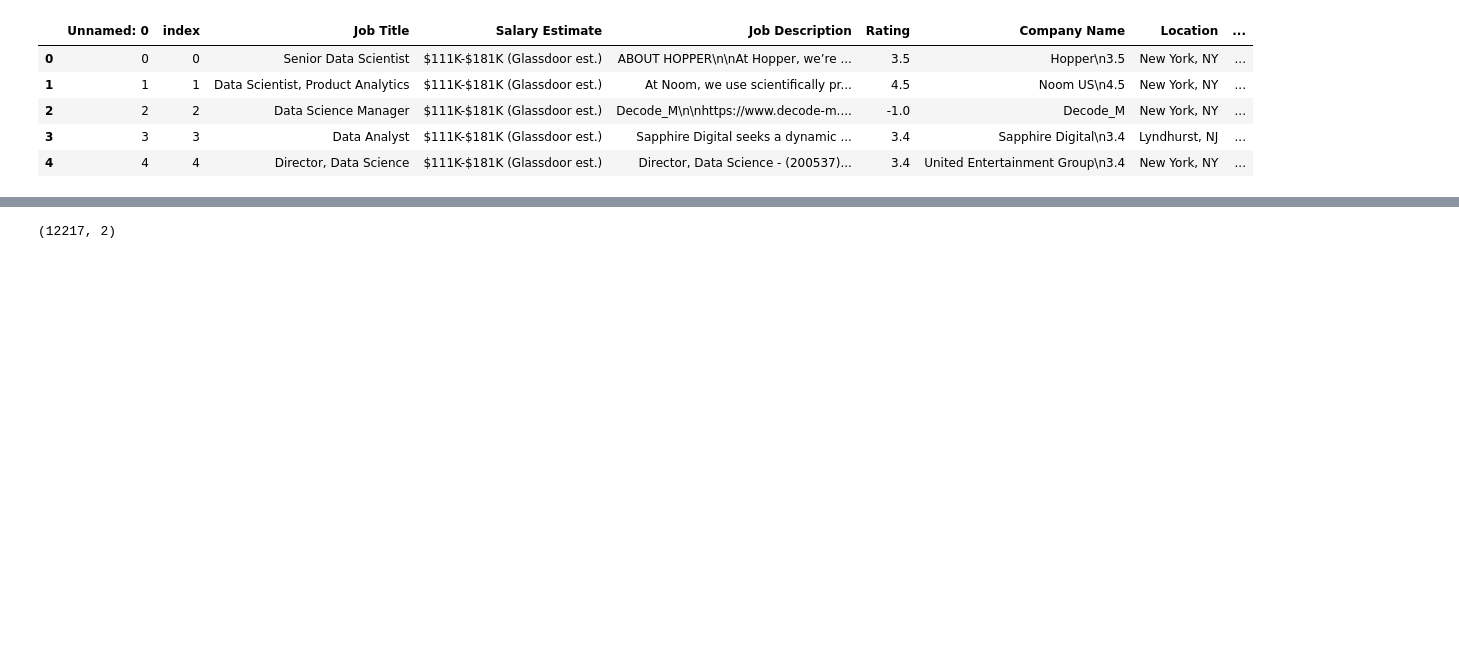
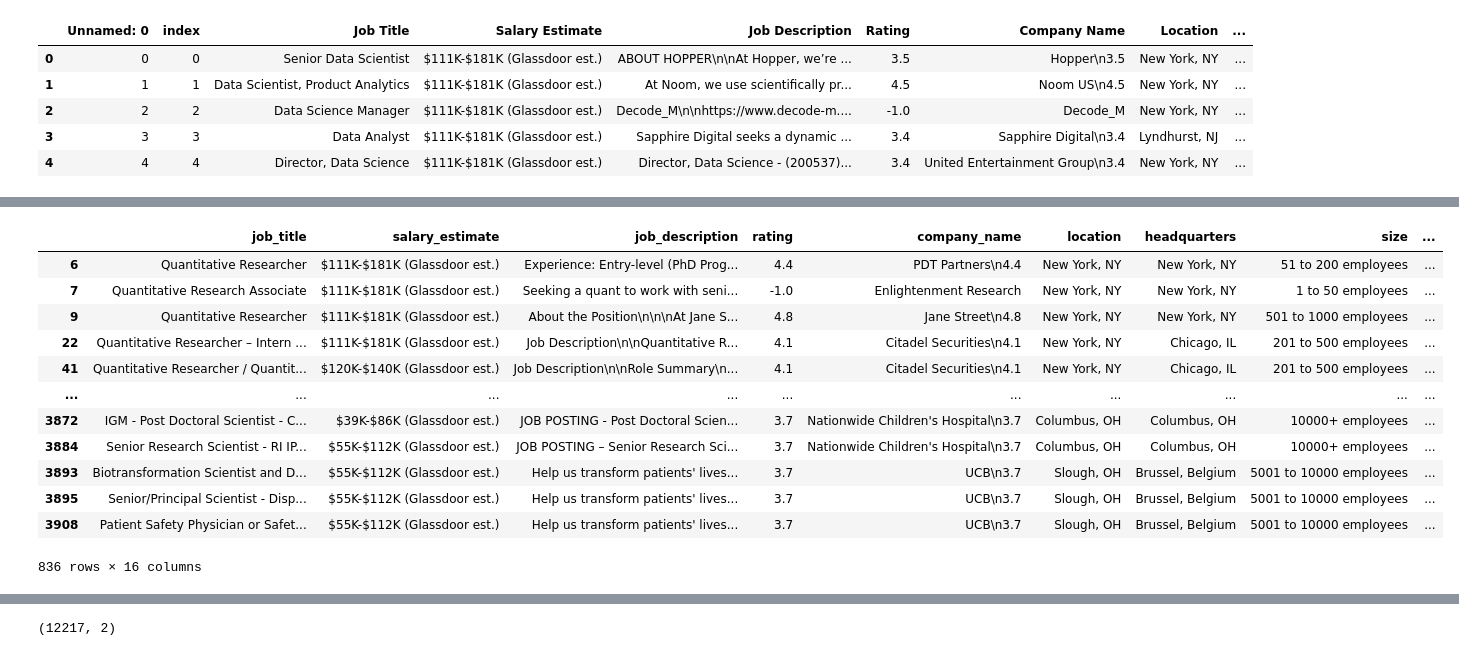
Before and after one commit to Thomas-Kulch/text_data_toolkit, a Jupyter notebook: eda/EDA_Job_Descriptions.ipynb, the cells around one changed output, grey strips where cells are left out. Cells and saved outputs as stored; diff of their text form; code cells hidden in the pictures; blank space fills up the shorter version.

```diff
--- a/eda/EDA_Job_Descriptions.ipynb
+++ b/eda/EDA_Job_Descriptions.ipynb
@@ -65,0 +94,6 @@ df_ds_jobs_raw.head()
+# %%
+# drop unnamed column and index (both are indexes)
+df_ds_jobs_raw = df_ds_jobs_raw.drop(["Unnamed: 0", "index"], axis = 1)
+# %%
+# fix column headers
+df_ds_jobs_raw.columns = df_ds_jobs_raw.columns.str.lower().str.replace(r'\s', '_', regex=True)
@@ -65,0 +160,3 @@ df_ds_jobs_raw.head()
+# %%
+# remove duplicates, but use the original df when plotting location data
+df_ds_jobs_raw_no_dups = df_ds_jobs_raw.drop_duplicates(subset=["job_description"], keep="first")
@@ -65,0 +184,21 @@ df_ds_jobs_raw.head()
+# %%
+# check for irrelevant jobs
+# homogenize job titles first
+df_ds_jobs_raw_no_dups["clean_job_title"] = df_ds_jobs_raw_no_dups["job_title"].str.lower().str.replace(r'[^\w\s]', '', regex=True)
+
+df_ds_jobs_raw_no_dups_bad_titles = df_ds_jobs_raw_no_dups[~df_ds_jobs_raw_no_dups["clean_job_title"].str.contains("data|engineer|ml |machine learning|ai ", case=False, regex=True)]
+df_ds_jobs_raw_no_dups_bad_titles
+# %% [output]
+|  | job_title | salary_estimate | job_description | rating | company_name | location | headquarters | size | ... |
+| 6 | Quantitative Researcher | $111K-$181K (Glassdoor est.) | Experience: Entry-level (PhD Prog... | 4.4 | PDT Partners\n4.4 | New York, NY | New York, NY | 51 to 200 employees | ... |
+| 7 | Quantitative Research Associate | $111K-$181K (Glassdoor est.) | Seeking a quant to work with seni... | -1.0 | Enlightenment Research | New York, NY | New York, NY | 1 to 50 employees | ... |
+| 9 | Quantitative Researcher | $111K-$181K (Glassdoor est.) | About the Position\n\n\nAt Jane S... | 4.8 | Jane Street\n4.8 | New York, NY | New York, NY | 501 to 1000 employees | ... |
+| 22 | Quantitative Researcher – Intern ... | $111K-$181K (Glassdoor est.) | Job Description\n\nQuantitative R... | 4.1 | Citadel Securities\n4.1 | New York, NY | Chicago, IL | 201 to 500 employees | ... |
+| 41 | Quantitative Researcher / Quantit... | $120K-$140K (Glassdoor est.) | Job Description\n\nRole Summary\n... | 4.1 | Citadel Securities\n4.1 | New York, NY | Chicago, IL | 201 to 500 employees | ... |
+| ... | ... | ... | ... | ... | ... | ... | ... | ... | ... |
+| 3872 | IGM - Post Doctoral Scientist - C... | $39K-$86K (Glassdoor est.) | JOB POSTING - Post Doctoral Scien... | 3.7 | Nationwide Children's Hospital\n3.7 | Columbus, OH | Columbus, OH | 10000+ employees | ... |
+| 3884 | Senior Research Scientist - RI IP... | $55K-$112K (Glassdoor est.) | JOB POSTING – Senior Research Sci... | 3.7 | Nationwide Children's Hospital\n3.7 | Columbus, OH | Columbus, OH | 10000+ employees | ... |
+| 3893 | Biotransformation Scientist and D... | $55K-$112K (Glassdoor est.) | Help us transform patients' lives... | 3.7 | UCB\n3.7 | Slough, OH | Brussel, Belgium | 5001 to 10000 employees | ... |
+| 3895 | Senior/Principal Scientist - Disp... | $55K-$112K (Glassdoor est.) | Help us transform patients' lives... | 3.7 | UCB\n3.7 | Slough, OH | Brussel, Belgium | 5001 to 10000 employees | ... |
+| 3908 | Patient Safety Physician or Safet... | $55K-$112K (Glassdoor est.) | Help us transform patients' lives... | 3.7 | UCB\n3.7 | Slough, OH | Brussel, Belgium | 5001 to 10000 employees | ... |
+836 rows × 16 columns
```
Also changed, not shown: parts of 56 cells of this notebook, 1 other file.
